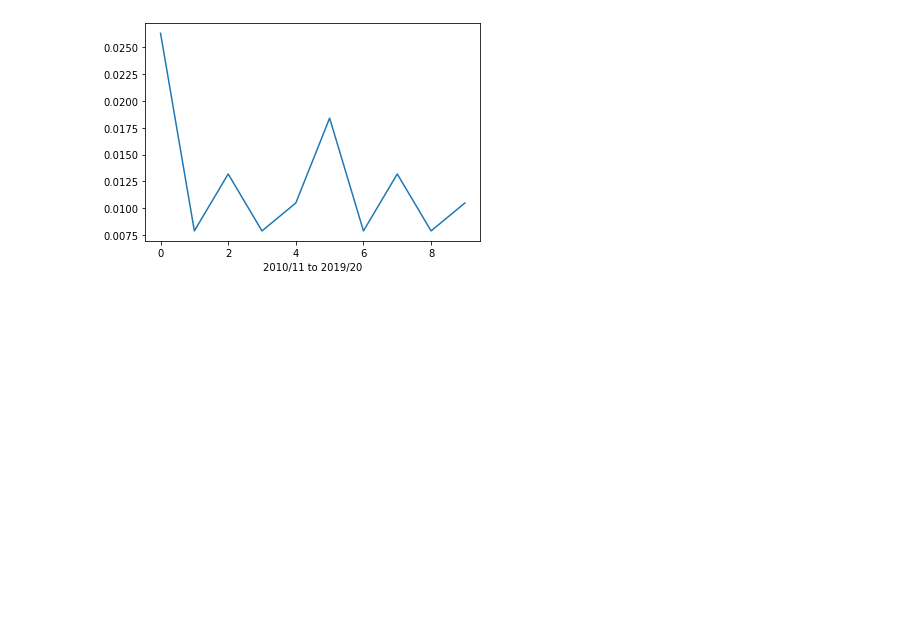
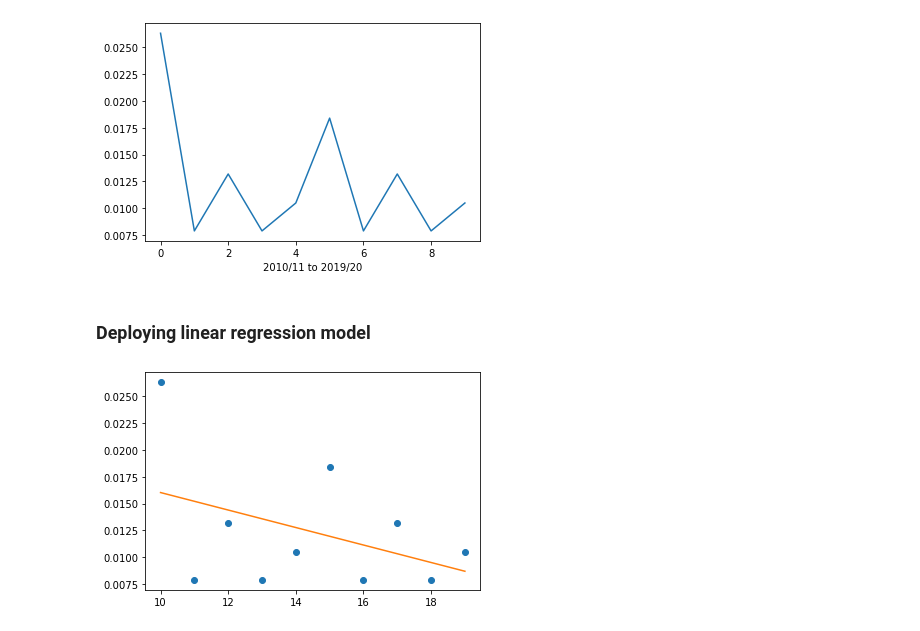
Before and after one commit to jake321southall/football-data-analysis, a Jupyter notebook: football analysis notebook.ipynb, the cells around one changed output. Cells and saved outputs as stored; diff of their text form; code cells hidden in the pictures; blank space fills up the shorter version.

Commit message:
deploy linear regression model

```diff
--- a/football analysis notebook.ipynb
+++ b/football analysis notebook.ipynb
@@ -111,3 +113,16 @@ plt.xlabel('2010/11 to 2019/20 seasons')
 plt.show()
 # %% [output]
 [figure]
+# %% [markdown]
+### Deploying linear regression model
+# %%
+seasons_list_last_digit_of_start_year = np.array(range(10, 20, 1)).reshape(-1, 1)
+line_fitter = LinearRegression()
+line_fitter.fit(seasons_list_last_digit_of_start_year, two_up_not_win_percentage_list_for_each_season)
+percentage_predict = line_fitter.predict(seasons_list_last_digit_of_start_year)
+
+plt.plot(seasons_list_last_digit_of_start_year, two_up_not_win_percentage_list_for_each_season, 'o')
+plt.plot(seasons_list_last_digit_of_start_year, percentage_predict)
+plt.show()
+# %% [output]
+[figure, added]
```
Also changed, not shown: parts of 1 cell of this notebook.
